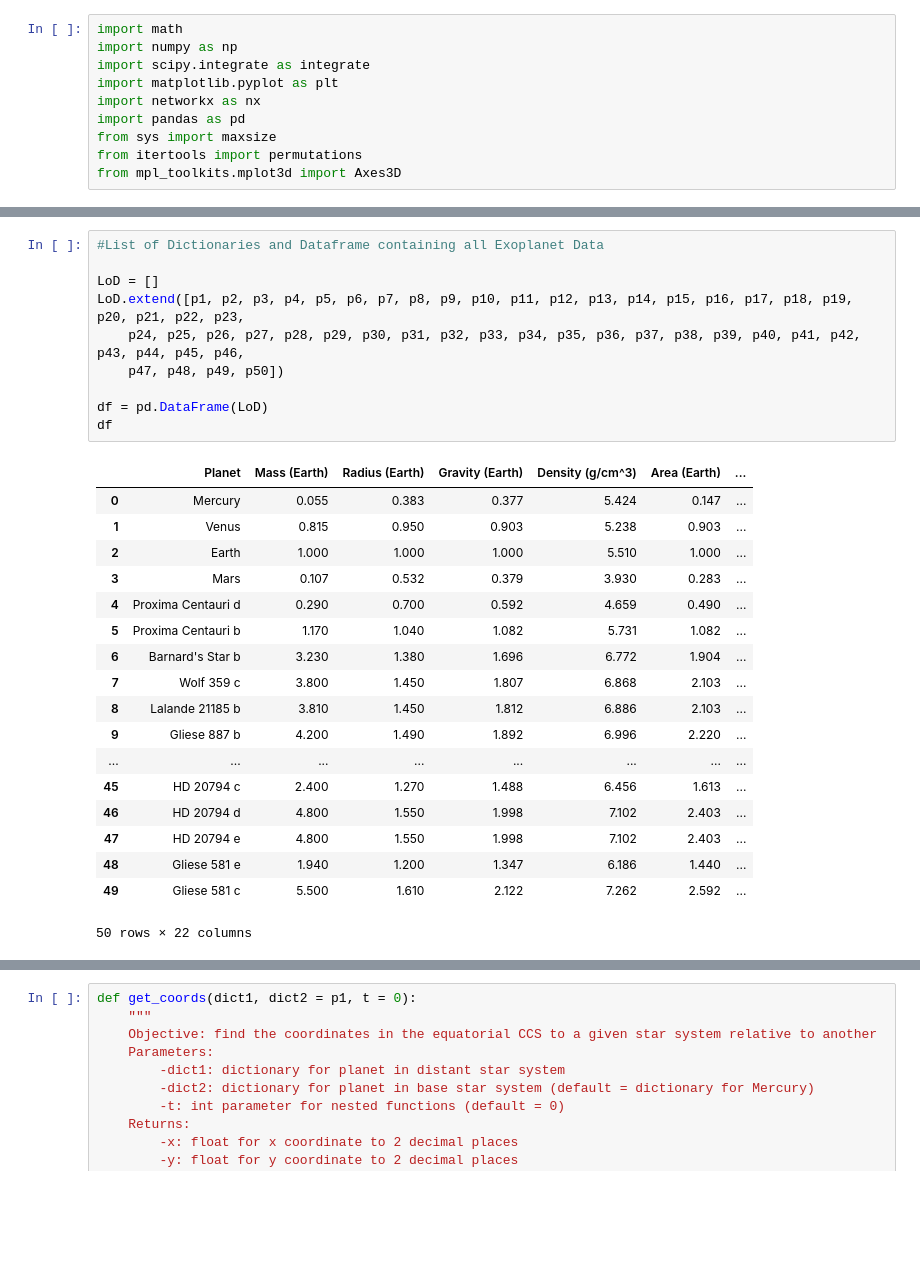
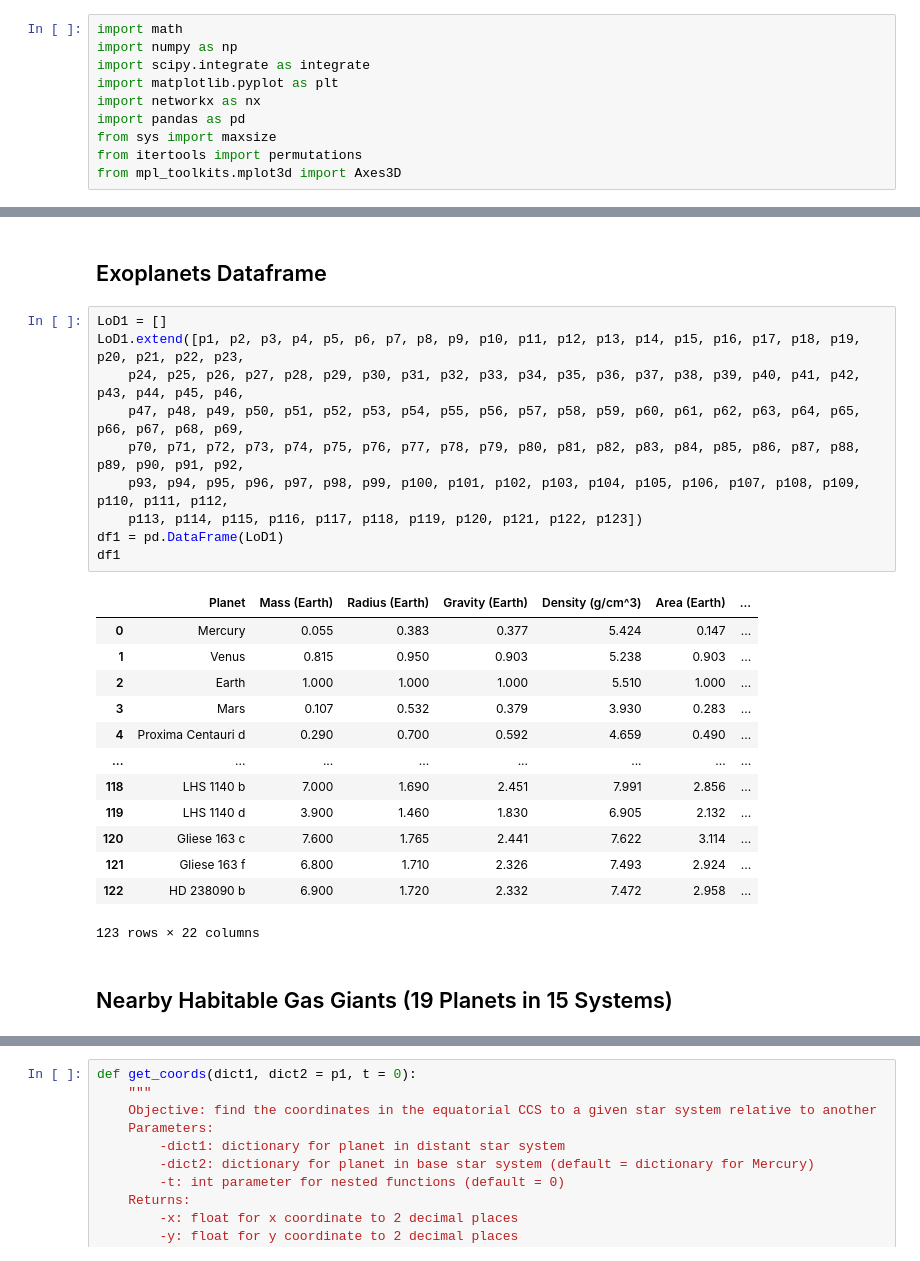
Before and after one commit to nerdalien/Nearby_Habitable_Exoplanets, a Jupyter notebook: Nearby Habitable Exoplanets Data.ipynb, the cells around one changed output, grey strips where cells are left out. Saved outputs shown, nothing was run; the diff lists cells and outputs as text; blank space fills up the shorter version.

```diff
--- a/Nearby Habitable Exoplanets Data.ipynb
+++ b/Nearby Habitable Exoplanets Data.ipynb
@@ -67,29 +145,28 @@ p50 = {"Planet": "Gliese 581 c",       "Mass (Earth)": 5.500, "Radius (Earth)":
+# %% [markdown]
+## Exoplanets Dataframe
 # %%
-#List of Dictionaries and Dataframe containing all Exoplanet Data
-
-LoD = []
-LoD.extend([p1, p2, p3, p4, p5, p6, p7, p8, p9, p10, p11, p12, p13, p14, p15, p16, p17, p18, p19, p20, p21, p22, p23,
+LoD1 = []
+LoD1.extend([p1, p2, p3, p4, p5, p6, p7, p8, p9, p10, p11, p12, p13, p14, p15, p16, p17, p18, p19, p20, p21, p22, p23,
     p24, p25, p26, p27, p28, p29, p30, p31, p32, p33, p34, p35, p36, p37, p38, p39, p40, p41, p42, p43, p44, p45, p46,
-    p47, p48, p49, p50])
-
-df = pd.DataFrame(LoD)
-df
+    p47, p48, p49, p50, p51, p52, p53, p54, p55, p56, p57, p58, p59, p60, p61, p62, p63, p64, p65, p66, p67, p68, p69,
+    p70, p71, p72, p73, p74, p75, p76, p77, p78, p79, p80, p81, p82, p83, p84, p85, p86, p87, p88, p89, p90, p91, p92,
+    p93, p94, p95, p96, p97, p98, p99, p100, p101, p102, p103, p104, p105, p106, p107, p108, p109, p110, p111, p112,
+    p113, p114, p115, p116, p117, p118, p119, p120, p121, p122, p123])
+df1 = pd.DataFrame(LoD1)
+df1
 # %% [output]
 |  | Planet | Mass (Earth) | Radius (Earth) | Gravity (Earth) | Density (g/cm^3) | Area (Earth) | ... |
 | 0 | Mercury | 0.055 | 0.383 | 0.377 | 5.424 | 0.147 | ... |
 | 1 | Venus | 0.815 | 0.950 | 0.903 | 5.238 | 0.903 | ... |
 | 2 | Earth | 1.000 | 1.000 | 1.000 | 5.510 | 1.000 | ... |
 | 3 | Mars | 0.107 | 0.532 | 0.379 | 3.930 | 0.283 | ... |
 | 4 | Proxima Centauri d | 0.290 | 0.700 | 0.592 | 4.659 | 0.490 | ... |
-| 5 | Proxima Centauri b | 1.170 | 1.040 | 1.082 | 5.731 | 1.082 | ... |
-| 6 | Barnard's Star b | 3.230 | 1.380 | 1.696 | 6.772 | 1.904 | ... |
-| 7 | Wolf 359 c | 3.800 | 1.450 | 1.807 | 6.868 | 2.103 | ... |
-| 8 | Lalande 21185 b | 3.810 | 1.450 | 1.812 | 6.886 | 2.103 | ... |
-| 9 | Gliese 887 b | 4.200 | 1.490 | 1.892 | 6.996 | 2.220 | ... |
 | ... | ... | ... | ... | ... | ... | ... | ... |
-| 45 | HD 20794 c | 2.400 | 1.270 | 1.488 | 6.456 | 1.613 | ... |
-| 46 | HD 20794 d | 4.800 | 1.550 | 1.998 | 7.102 | 2.403 | ... |
-| 47 | HD 20794 e | 4.800 | 1.550 | 1.998 | 7.102 | 2.403 | ... |
-| 48 | Gliese 581 e | 1.940 | 1.200 | 1.347 | 6.186 | 1.440 | ... |
-| 49 | Gliese 581 c | 5.500 | 1.610 | 2.122 | 7.262 | 2.592 | ... |
+| 118 | LHS 1140 b | 7.000 | 1.690 | 2.451 | 7.991 | 2.856 | ... |
+| 119 | LHS 1140 d | 3.900 | 1.460 | 1.830 | 6.905 | 2.132 | ... |
+| 120 | Gliese 163 c | 7.600 | 1.765 | 2.441 | 7.622 | 3.114 | ... |
+| 121 | Gliese 163 f | 6.800 | 1.710 | 2.326 | 7.493 | 2.924 | ... |
+| 122 | HD 238090 b | 6.900 | 1.720 | 2.332 | 7.472 | 2.958 | ... |
-50 rows × 22 columns
+123 rows × 22 columns
+# %% [markdown]
+## Nearby Habitable Gas Giants (19 Planets in 15 Systems)
```
Also changed, not shown: parts of 20 cells of this notebook.
